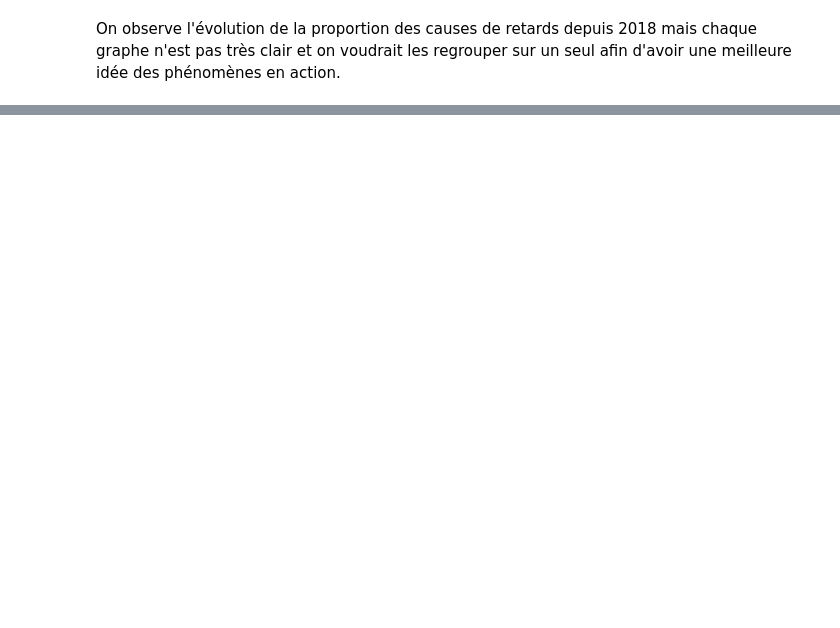
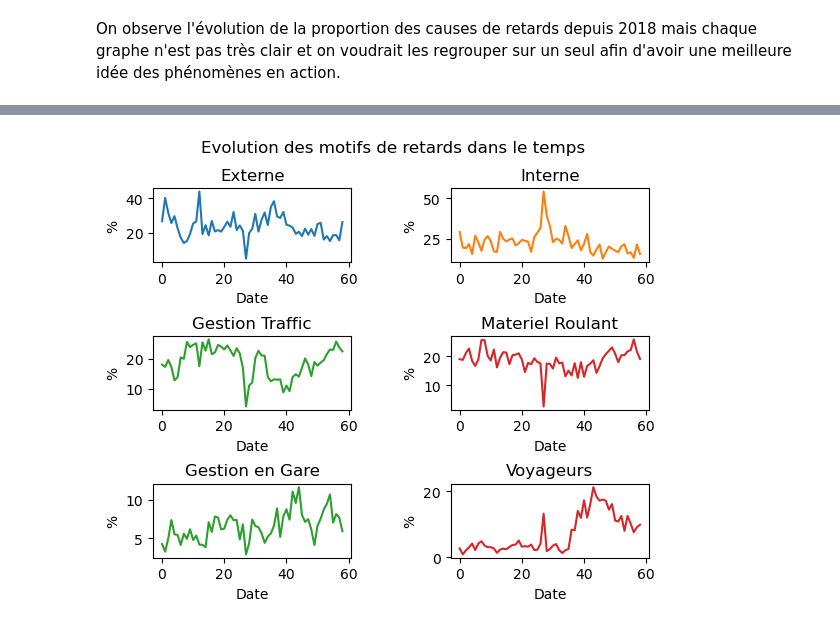
Before and after one commit to DiegoRenaud/Exercice, a Jupyter notebook: Analyse_retards.ipynb, the cells around one changed output, grey strips where cells are left out. Drawn from its saved outputs; the diff is of its cells as text; code cells hidden in the pictures; blank space fills up the shorter version.

```diff
--- a/Analyse_retards.ipynb
+++ b/Analyse_retards.ipynb
@@ -235,0 +241,21 @@ plt.show()
+# %%
+fig, axs = plt.subplots(3, 2)
+fig.suptitle('Evolution des motifs de retards dans le temps')
+axs[0, 0].plot(E)
+axs[0, 0].set_title('Externe')
+axs[0, 1].plot(I, 'tab:orange')
+axs[0, 1].set_title('Interne')
+axs[1, 0].plot(G, 'tab:green')
+axs[1, 0].set_title('Gestion Traffic')
+axs[1, 1].plot(M, 'tab:red')
+axs[1, 1].set_title('Materiel Roulant')
+axs[2, 0].plot(GG, 'tab:green')
+axs[2, 0].set_title('Gestion en Gare')
+axs[2, 1].plot(V, 'tab:red')
+axs[2, 1].set_title('Voyageurs')
+
+for ax in axs.flat:
+    ax.set(xlabel='Date', ylabel='%')
+    plt.gcf().subplots_adjust(wspace = 0.5, hspace = 1)
+# %% [output]
+[figure, added]
```
Also changed, not shown: parts of 12 cells of this notebook, 2 other files.
